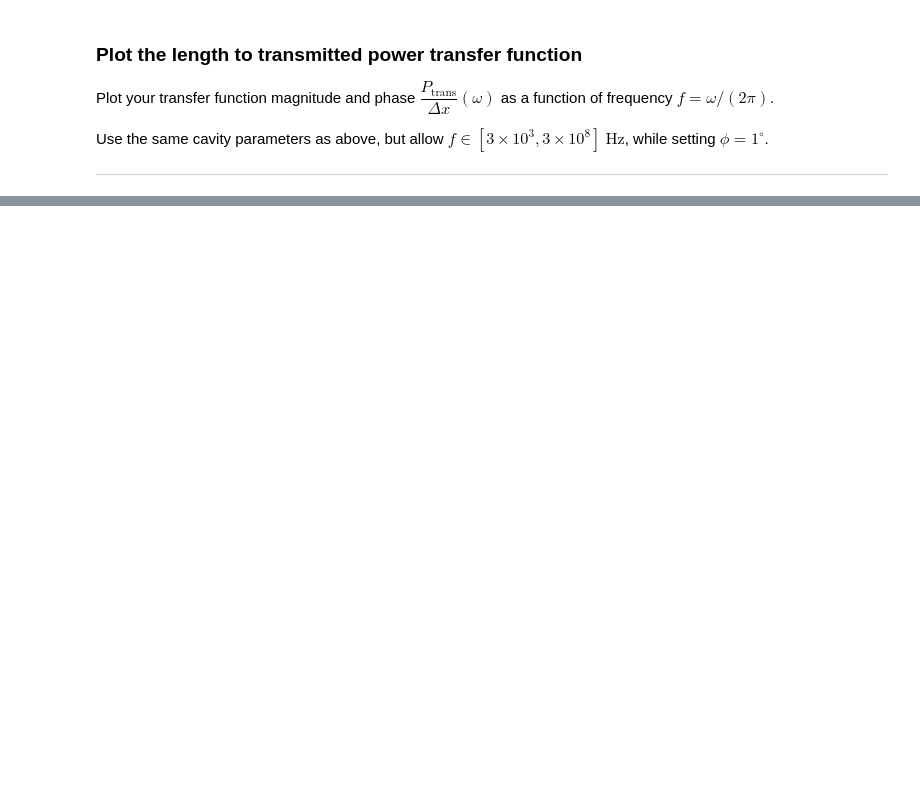
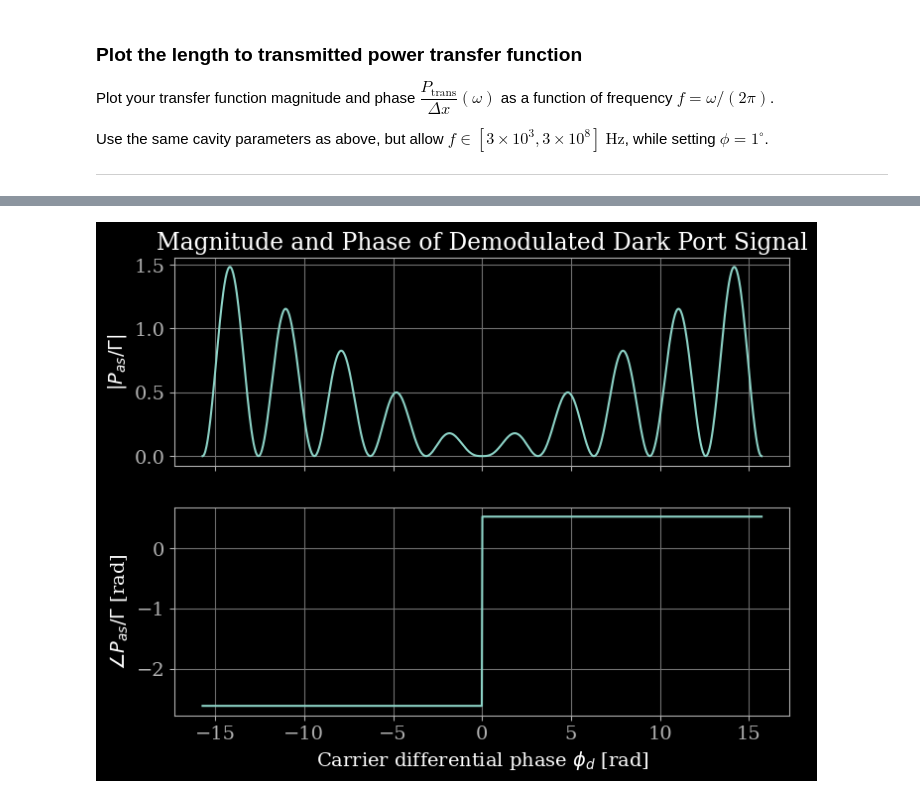
Before and after one commit to breckmeagher/lasers-and-optomechanics-homework-solutions, a Jupyter notebook: submissions/04_hw_dither_locking_pdh_mich_and_fpmi.ipynb, the cells around one changed output, grey strips where cells are left out. Saved outputs shown, nothing was run; the diff lists cells and outputs as text; code cells hidden in the pictures; blank space fills up the shorter version.

```diff
--- a/submissions/04_hw_dither_locking_pdh_mich_and_fpmi.ipynb
+++ b/submissions/04_hw_dither_locking_pdh_mich_and_fpmi.ipynb
@@ -540,0 +604,43 @@ What do you notice about this signal $\dfrac{P_{as}}{\Gamma}(\phi_d, \varphi_d)$
+# %%
+# constants
+lam = 1064e-9          # wavelength [m]
+c = 3e8                # speed of light [m/s]
+k = 2 * np.pi / lam
+omega0 = 2* np.pi * c / lam
+Omega  = 2 * np.pi * 10e6
+c = 3e8
+Gamma = 1.0
+E0 = 1.0
+k = omega0 / c # carrier wavenumber
+
+phi = np.linspace(-5*np.pi, 5*np.pi, 1000) # sweep from -5pi to 5pi
+phi_len = phi / k                          # length change from phi input
+phi_d = k * (Lx - Ly + phi_len)            # carrier DARM
+phi_c = k * (Lx + Ly)                      # carrier CARM
+
+varphi_d = Omega * (Lx - Ly + phi_len) / c # sideband DARM phase
+varphi_c = Omega * (Lx + Ly) / c # sideband CARM phase
+
+# demodulated dark port
+P_demod = -1j * (k/2) * np.sin(phi_d)**2 * np.sin(varphi_d) * np.exp(1j * varphi_c)
+
+# magnitude and phase
+P_mag   = np.abs(P_demod)
+P_phase = np.angle(P_demod)
+
+# Plot magnitude and phase on separate subplots
+fig, ax = plt.subplots(2, 1, figsize=(8,6), sharex=True)
+
+ax[0].plot(phi_d, P_mag)
+ax[0].set_ylabel(r'$|P_{as}/\Gamma|$')
+ax[0].set_title('Magnitude and Phase of Demodulated Dark Port Signal')
+ax[0].grid(True)
+
+ax[1].plot(phi_d, P_phase)
+ax[1].set_ylabel(r'$\angle P_{as}/\Gamma$ [rad]')
+ax[1].set_xlabel(r'Carrier differential phase $\phi_d$ [rad]')
+ax[1].grid(True)
+
+plt.show()
+# %% [output]
+[figure, added]
```
Also changed, not shown: parts of 28 cells of this notebook.
